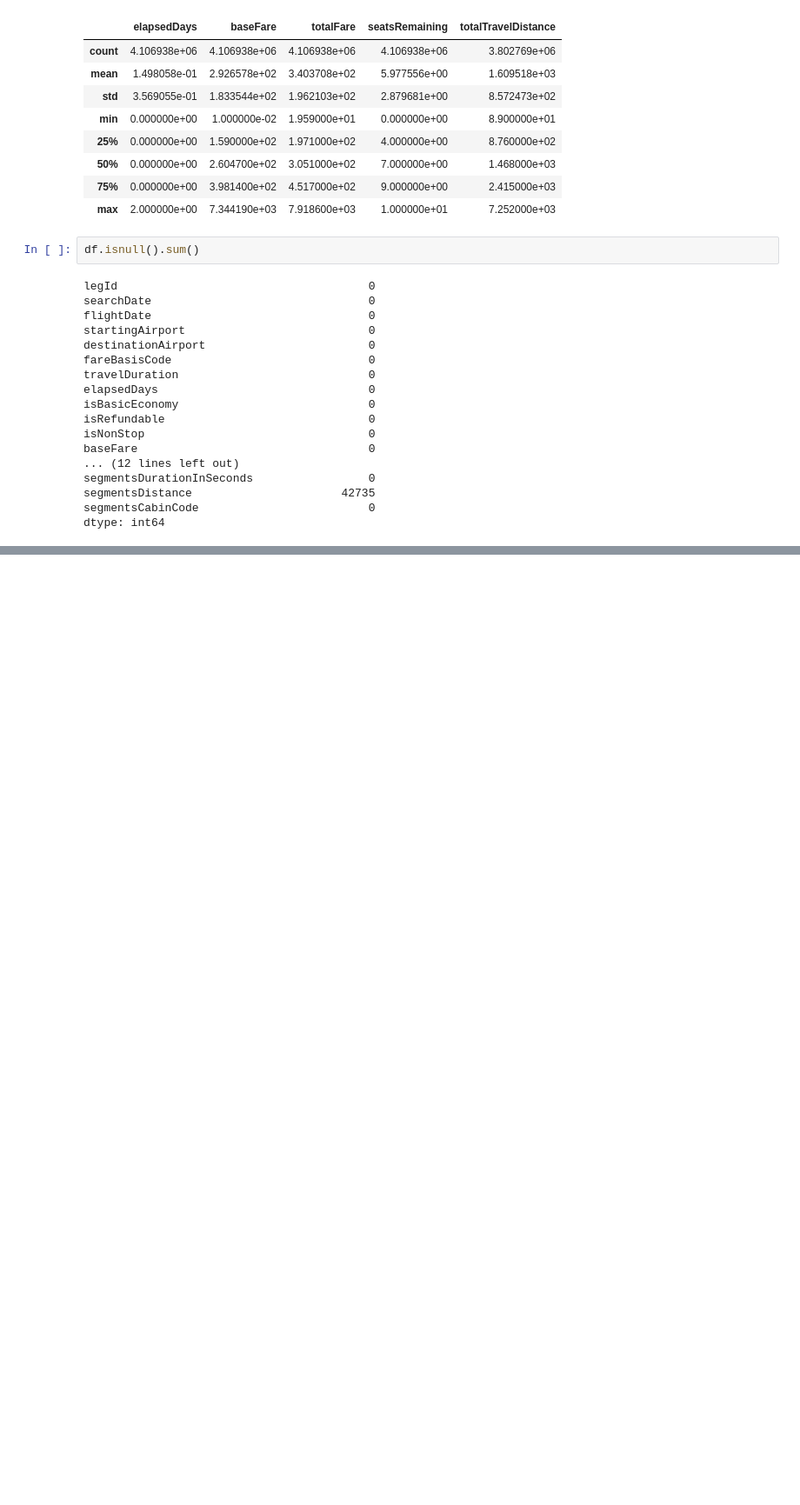
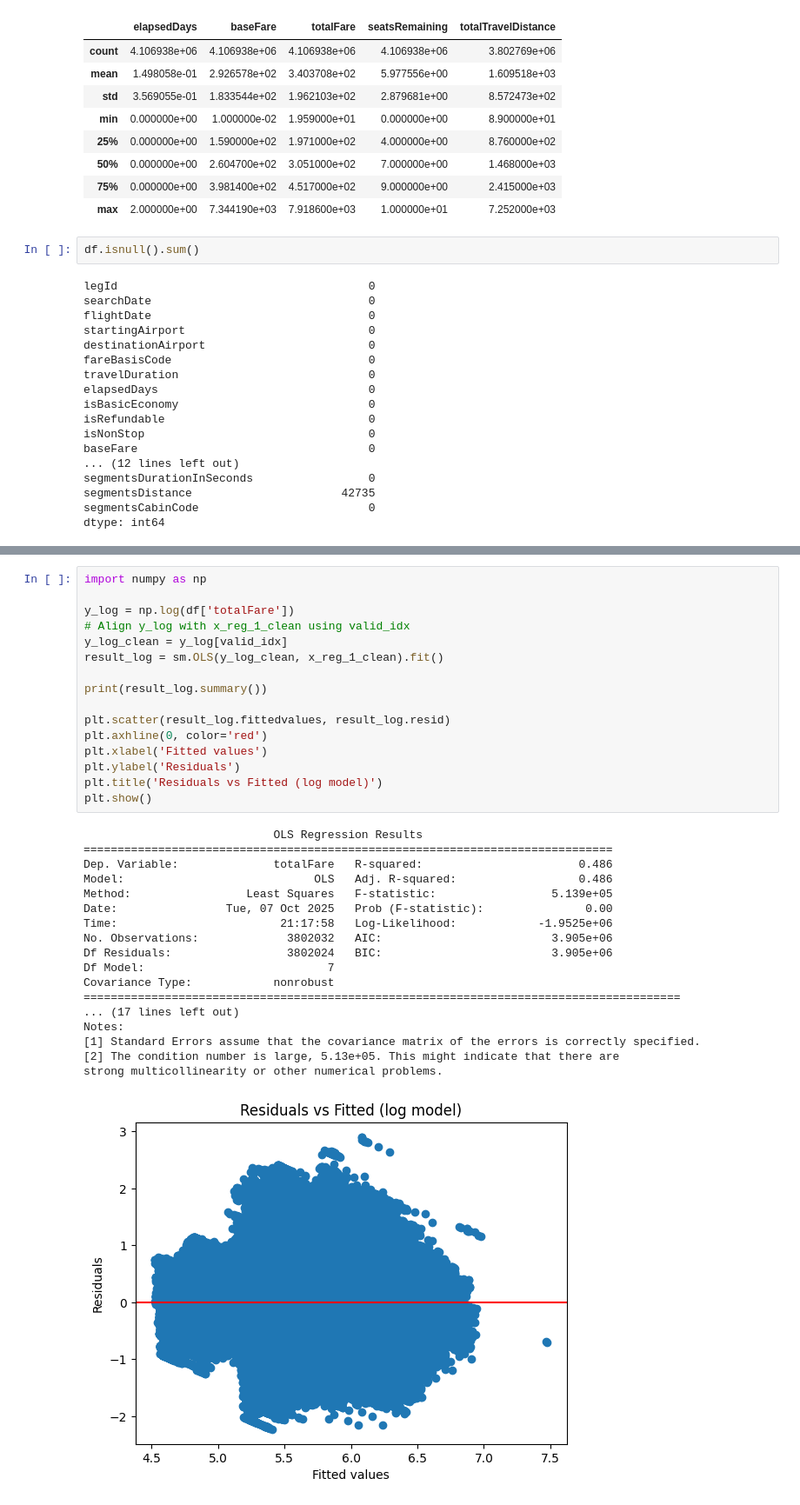
Before and after one commit to sofiaberumenr/Airfare_Pricing_Predictions, a Jupyter notebook: Flight_Analysis_Prediction.ipynb, the cells around one changed output, grey strips where cells are left out. Shown at 87% size. Cells and saved outputs as stored; diff of their text form; blank space fills up the shorter version.

```diff
--- a/Flight_Analysis_Prediction.ipynb
+++ b/Flight_Analysis_Prediction.ipynb
@@ -121,0 +263,35 @@ Name: count, dtype: int64
+# %%
+import numpy as np
+
+y_log = np.log(df['totalFare'])
+# Align y_log with x_reg_1_clean using valid_idx
+y_log_clean = y_log[valid_idx]
+result_log = sm.OLS(y_log_clean, x_reg_1_clean).fit()
+
+print(result_log.summary())
+
+plt.scatter(result_log.fittedvalues, result_log.resid)
+plt.axhline(0, color='red')
+plt.xlabel('Fitted values')
+plt.ylabel('Residuals')
+plt.title('Residuals vs Fitted (log model)')
+plt.show()
+# %% [output]
+                            OLS Regression Results
+==============================================================================
+Dep. Variable:              totalFare   R-squared:                       0.486
+Model:                            OLS   Adj. R-squared:                  0.486
+Method:                 Least Squares   F-statistic:                 5.139e+05
+Date:                Tue, 07 Oct 2025   Prob (F-statistic):               0.00
+Time:                        21:17:58   Log-Likelihood:            -1.9525e+06
+No. Observations:             3802032   AIC:                         3.905e+06
+Df Residuals:                 3802024   BIC:                         3.905e+06
+Df Model:                           7
+Covariance Type:            nonrobust
+========================================================================================
+... (17 lines left out)
+Notes:
+[1] Standard Errors assume that the covariance matrix of the errors is correctly specified.
+[2] The condition number is large, 5.13e+05. This might indicate that there are
+strong multicollinearity or other numerical problems.
+[figure, added]
```
Also changed, not shown: parts of 14 cells of this notebook.
